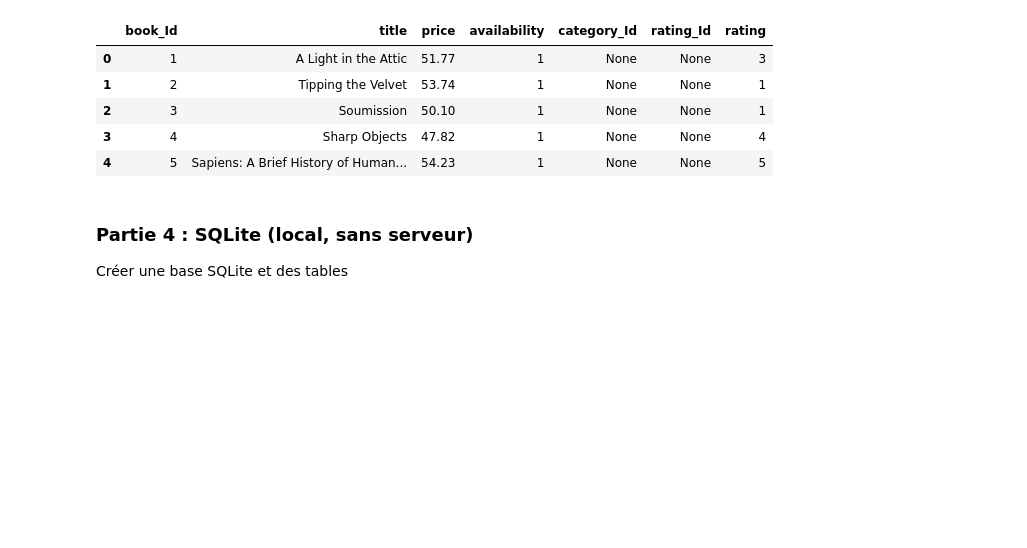
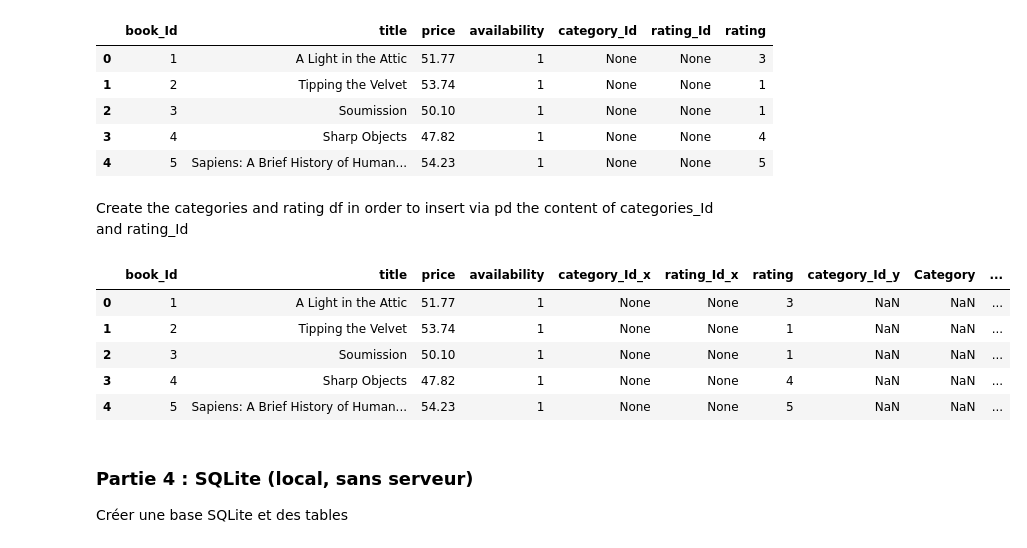
Before and after one commit to raymondgadji/DatAnalyst, a Jupyter notebook: Cours/Semaine8/SQL_PYthon_Connectors.ipynb, the cells around one changed output. Drawn from its saved outputs; the diff is of its cells as text; code cells hidden in the pictures; blank space fills up the shorter version.

```diff
--- a/Cours/Semaine8/SQL_PYthon_Connectors.ipynb
+++ b/Cours/Semaine8/SQL_PYthon_Connectors.ipynb
@@ -282,6 +282,45 @@ df_final_books.head()
 | 2 | 3 | Soumission | 50.10 | 1 | None | None | 1 |
 | 3 | 4 | Sharp Objects | 47.82 | 1 | None | None | 4 |
 | 4 | 5 | Sapiens: A Brief History of Human... | 54.23 | 1 | None | None | 5 |
+# %% [markdown]
+Create the categories and rating df in order to insert via pd the content of categories_Id and rating_Id
+# %%
+# Assuming you have a database connection (e.g., engine.connect() as conn)
+with engine.connect() as conn:
+    # Fetch categories data
+    df_categories = pd.read_sql("SELECT * FROM books.categories", con=conn)
+
+    # Fetch ratings data
+    df_ratings = pd.read_sql("SELECT * FROM books.ratings", con=conn)
+# %%
+# Merge category_Id into df_final_books
+df_final_books = pd.merge(df_final_books, df_categories,
+                         left_on='title', right_on='Book Titles',
+                         how='left')
+
+# Drop the redundant 'Book Titles' column if it exists
+df_final_books = df_final_books.drop(columns=['Book Titles'] if 'Book Titles' in df_final_books.columns else [])
+# %%
+# Convert 'rating' column in df_final_books to int64
+df_final_books['rating'] = df_final_books['rating'].astype('int64')
+
+# Merge rating_Id into df_final_books
+df_final_books = pd.merge(df_final_books, df_ratings,
+                         left_on='rating', right_on='score',
+                         how='left')
+
+# Drop the redundant 'score' column if it exists
+df_final_books = df_final_books.drop(columns=['score'] if 'score' in df_final_books.columns else [])
+
+# Display the resulting DataFrame
+df_final_books.head()
+# %% [output]
+|  | book_Id | title | price | availability | category_Id_x | rating_Id_x | rating | category_Id_y | Category | ... |
+| 0 | 1 | A Light in the Attic | 51.77 | 1 | None | None | 3 | NaN | NaN | ... |
+| 1 | 2 | Tipping the Velvet | 53.74 | 1 | None | None | 1 | NaN | NaN | ... |
+| 2 | 3 | Soumission | 50.10 | 1 | None | None | 1 | NaN | NaN | ... |
+| 3 | 4 | Sharp Objects | 47.82 | 1 | None | None | 4 | NaN | NaN | ... |
+| 4 | 5 | Sapiens: A Brief History of Human... | 54.23 | 1 | None | None | 5 | NaN | NaN | ... |
 # %% [markdown]
 ### Partie 4 : SQLite (local, sans serveur)
 
```
Also changed, not shown: 2 other files.
